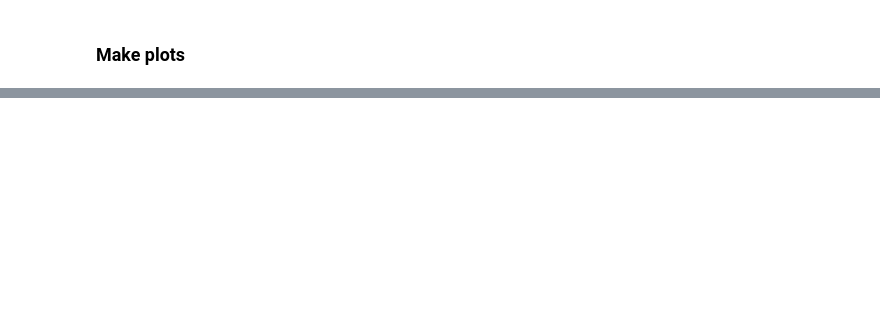
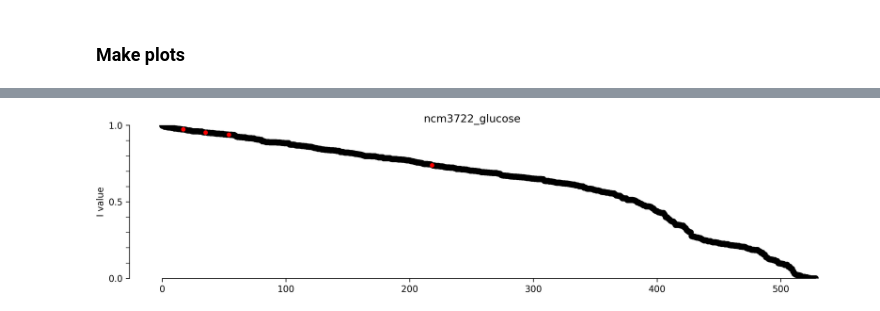
Before and after one commit to junlabucsd/DoubleAdderArticle, a Jupyter notebook: Response/response_Witz2019_determinant_analysis_FSGLT2019.ipynb, the cells around one changed output, grey strips where cells are left out. Drawn from its saved outputs; the diff is of its cells as text; code cells hidden in the pictures; blank space fills up the shorter version.

```diff
--- a/Response/response_Witz2019_determinant_analysis_FSGLT2019.ipynb
+++ b/Response/response_Witz2019_determinant_analysis_FSGLT2019.ipynb
@@ -187,0 +258,8 @@ Saved figure in ./experiments/ncm3722_glucose12aa/determinant_analysis.svg
+# %%
+# second figure
+fname = "determinant_analysis_all".format(nval) + '.png'
+fpath = os.path.join(direxp,name,fname)
+# display one of the previous figures
+Image(filename=fpath)
+# %% [output]
+[figure, added]
```
Also changed, not shown: parts of 8 cells of this notebook, 1 other file.
